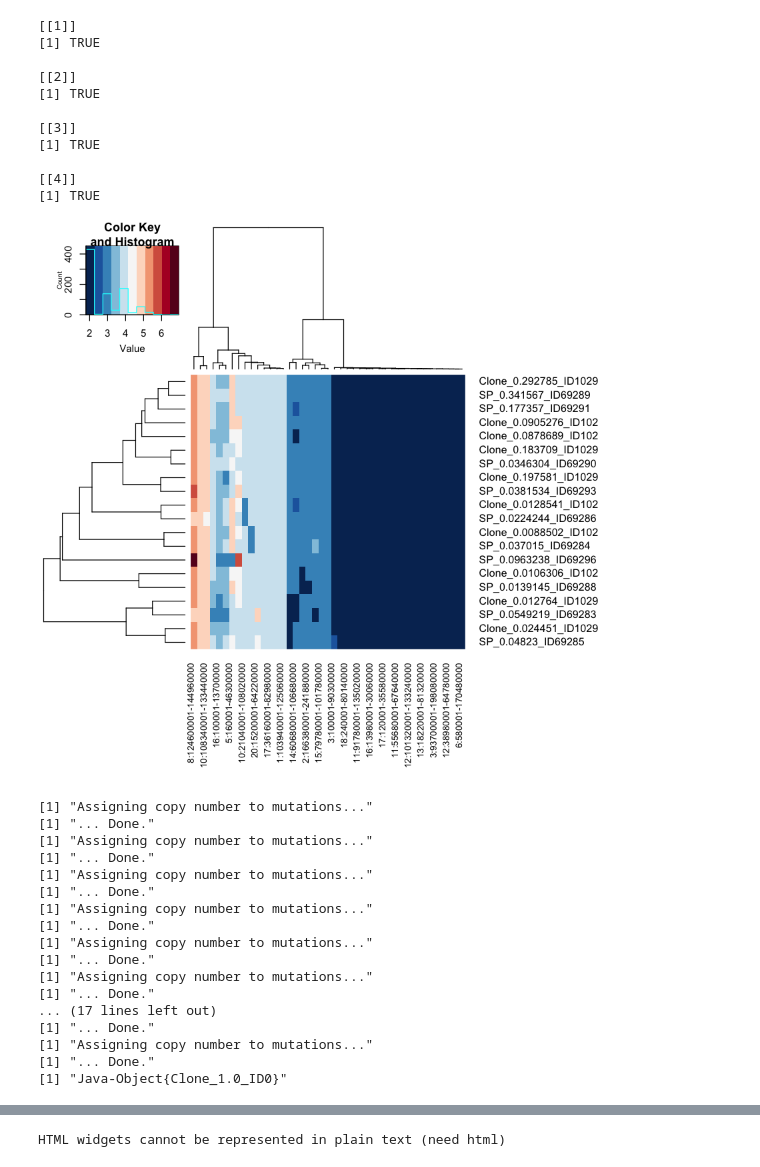
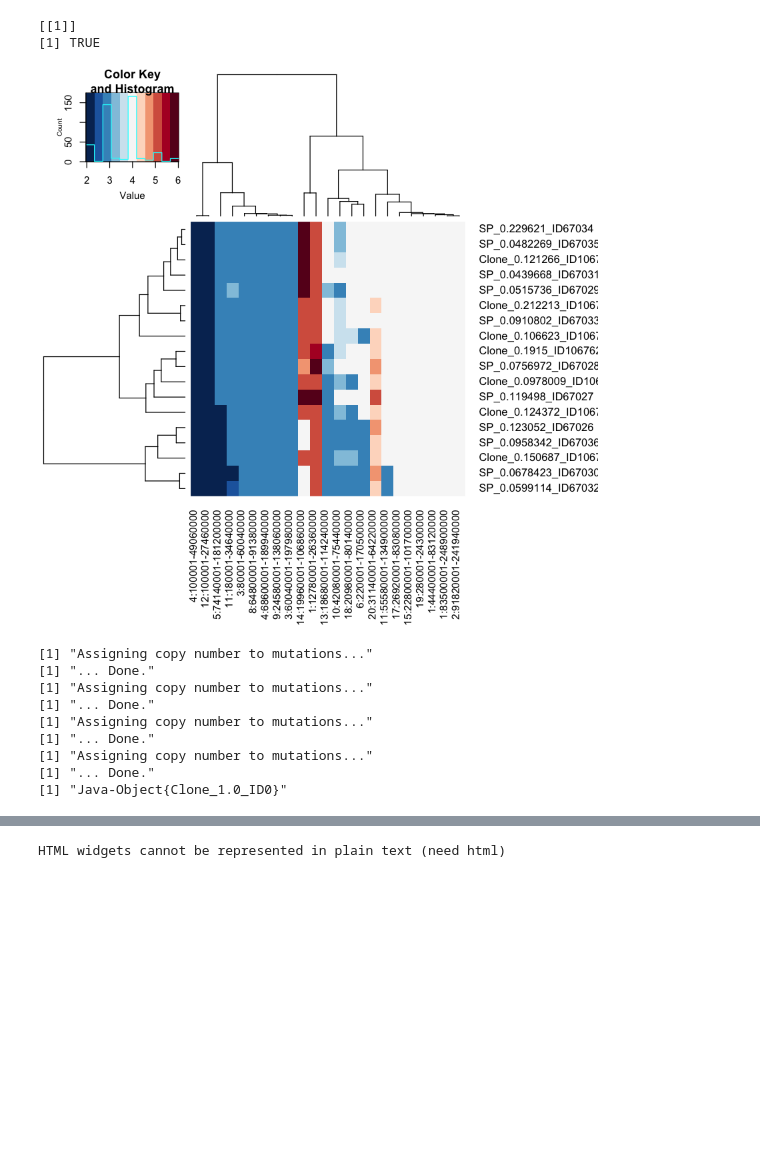
Before and after one commit to noemiandor/cloneid, a Jupyter notebook: CLONEID_applicationExample_CLs.ipynb, the cells around one changed output, grey strips where cells are left out. Drawn from its saved outputs; the diff is of its cells as text; code cells hidden in the pictures; blank space fills up the shorter version.

```diff
--- a/CLONEID_applicationExample_CLs.ipynb
+++ b/CLONEID_applicationExample_CLs.ipynb
@@ -38,14 +37,16 @@ passages[["SNU-16"]] = list(TranscriptomePerspective = 2, GenomePerspective = 7)
 # %%
-## Trace evolution of coexisting cancer clones within cell line SNU-668 over time
-sName = "SNU-668"
+## Trace evolution of coexisting cancer clones within cell line SNU-16 over time
+sName = "SNU-16"
+DNA = "GenomePerspective"
+RNA = "TranscriptomePerspective"
 
 ## scRNA-seq derived clone profiles
-clones_r = cloneid::getSubProfiles(sName, whichP = RNA)
+clones_r = getSubProfiles(sName, whichP = RNA)
 ## scDNA-seq derived clone profiles
-clones_d = cloneid::getSubProfiles(sName, whichP = DNA)
+clones_d = getSubProfiles(sName, whichP = DNA)
 
 ## Align clones detected with scDNA- and scRNA-seq
 try(lapply( dbListConnections( dbDriver( drv = "MySQL")), dbDisconnect))
-out = cloneid::mergePerspectives(c(RNA, DNA),specimens = sName,simM = "euclidean",t=2)
+out = cloneid::merge(c(RNA, DNA),specimens = sName,simM = "euclidean",t=2)
 # %% [output]
 Warning message:
@@ -55,16 +53,7 @@ Warning message:
 “Closing open result sets”
 [[1]]
 [1] TRUE
-
-[[2]]
-[1] TRUE
-
-[[3]]
-[1] TRUE
-
-[[4]]
-[1] TRUE
-[figure, old version]
+[figure, new version]
 [1] "Assigning copy number to mutations..."
 [1] "... Done."
 [1] "Assigning copy number to mutations..."
@@ -73,12 +62,4 @@ Warning message:
 [1] "... Done."
 [1] "Assigning copy number to mutations..."
 [1] "... Done."
-[1] "Assigning copy number to mutations..."
-[1] "... Done."
-[1] "Assigning copy number to mutations..."
-[1] "... Done."
-... (17 lines left out)
-[1] "... Done."
-[1] "Assigning copy number to mutations..."
-[1] "... Done."
 [1] "Java-Object{Clone_1.0_ID0}"
```
Also changed, not shown: parts of 8 cells of this notebook, 19 other files.
